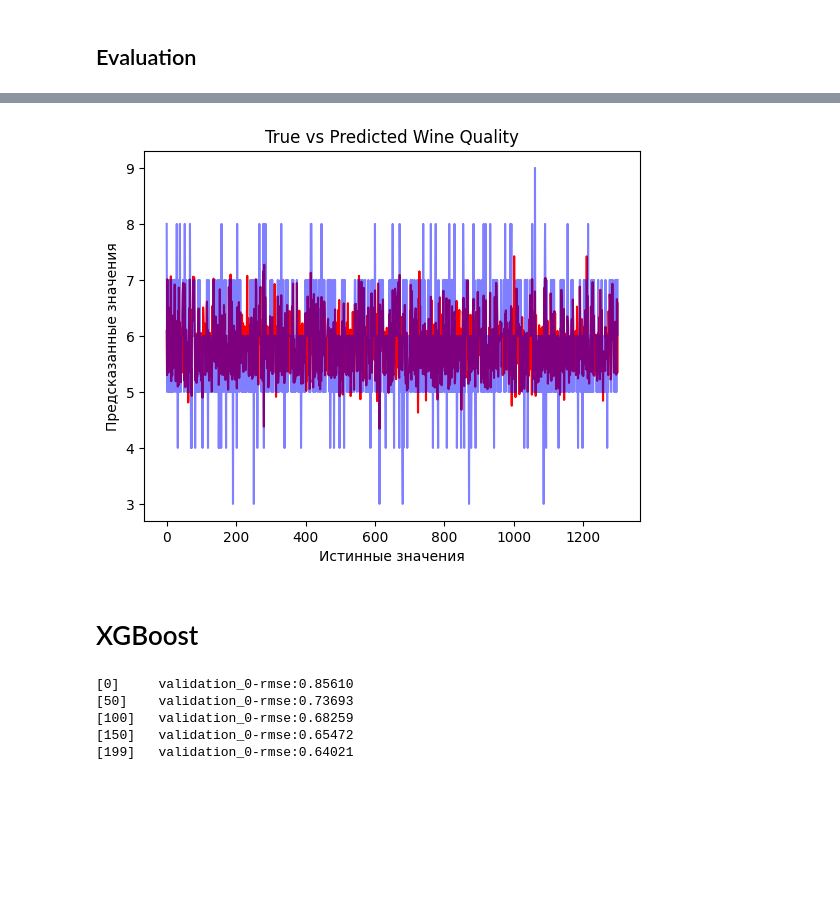
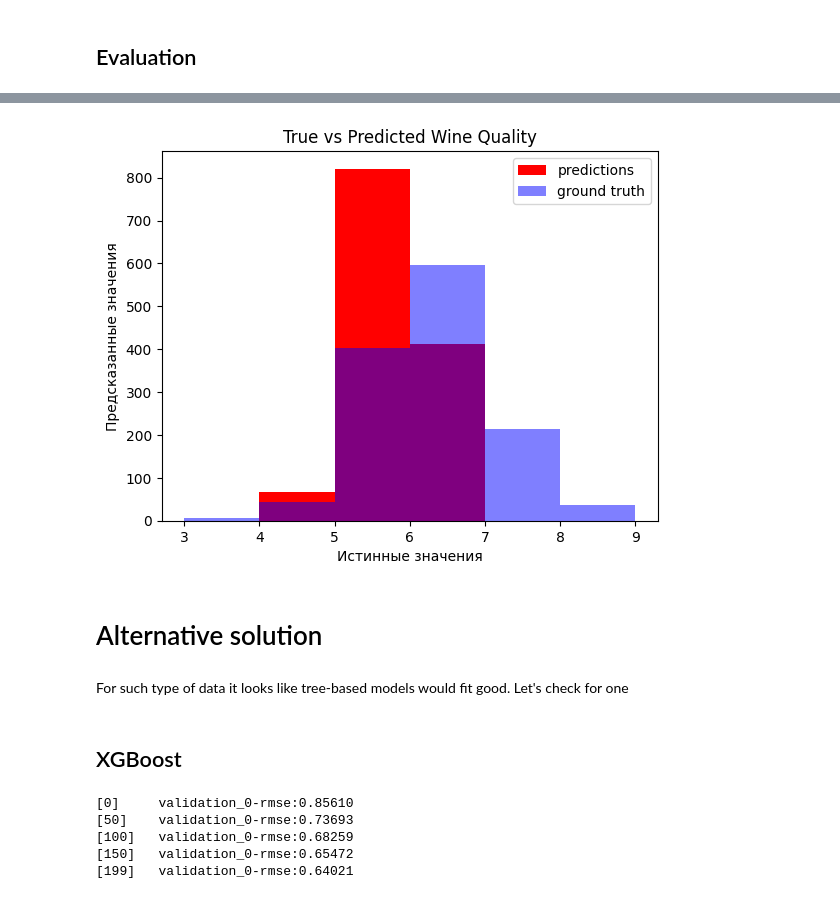
Before and after one commit to Conditus/Qwinety, a Jupyter notebook: Untitled.ipynb, the cells around one changed output, grey strips where cells are left out. Drawn from its saved outputs; the diff is of its cells as text; code cells hidden in the pictures; blank space fills up the shorter version.

```diff
--- a/Untitled.ipynb
+++ b/Untitled.ipynb
@@ -65,25 +104,28 @@ class WineQualityModel(nn.Module):
         #     # nn.Linear(4, 1)
         # )
 
-        self.network = nn.Sequential(
-            nn.Linear(input_dim, 64),
-            nn.ReLU(),
-            nn.Dropout(0.2),
-            nn.Linear(64, 64),
-            nn.ReLU(),
-            nn.Dropout(0.2),
-            nn.Linear(64, 1)
-        )
-
         # self.network = nn.Sequential(
-        #     nn.Linear(input_dim, 169),
+        #     nn.Linear(input_dim, 64),
         #     nn.ReLU(),
-        #     nn.Dropout(0.3),
-        #     nn.Linear(169, 64),
+        #     nn.Dropout(0.2),
+        #     nn.Linear(64, 64),
         #     nn.ReLU(),
         #     nn.Dropout(0.2),
         #     nn.Linear(64, 1)
         # )
+
+        self.network = nn.Sequential(
+            nn.Linear(input_dim, 169),
+            nn.ReLU(),
+            nn.Dropout(0.3),
+            nn.Linear(169, 169),
+            nn.ReLU(),
+            nn.Dropout(0.2),
+            nn.Linear(169, 32),
+            nn.ReLU(),
+            nn.Dropout(0.1),
+            nn.Linear(32, 1)
+        )
 
         # self.network = nn.Sequential(
         #     nn.Linear(input_dim, 64),
@@ -95,12 +137,14 @@ class WineQualityModel(nn.Module):
         #     nn.Linear(64, 32),
         #     nn.ReLU(),
         #     nn.Dropout(0.2),
-        #     nn.Linear(32, 8)
+        #     nn.Linear(32, 8),
         #     nn.ReLU(),
         #     nn.Dropout(0.2),
         #     nn.Linear(8, 1)
         # )
 
+        # check for the best
+
     def forward(self, x):
         return self.network(x)
 # %% [markdown]
@@ -131,7 +175,9 @@ train_loader = DataLoader(train_dataset, batch_size=64, shuffle=True)
 # %%
 model = WineQualityModel(X_train.shape[1]).to(device)
 criterion = nn.MSELoss()
-optimizer = optim.Adam(model.parameters(), lr=0.001)
+# criterion = nn.L1Loss()
+# optimizer = optim.Adam(model.parameters(), lr=0.001)
+optimizer = optim.SGD(model.parameters(), lr=0.001)
 
 epochs = 1000
 loss_history = []
@@ -186,17 +244,19 @@ plt.show()
 # %%
-# График: Истинные vs Предсказанные
-# plt.figure(figsize=(8,6))
-# plt.scatter(true_values, predictions, alpha=0.5)
-plt.plot(predictions, color='red')
-plt.plot(true_values, color='blue', alpha=0.5)
+plt.hist(predictions, color='red',  bins=[i for i in range(3,10)], label="predictions")
+plt.hist(true_values, color='blue', bins=[i for i in range(3,10)], label="ground truth", alpha=0.5)
 plt.xlabel('Истинные значения')
 plt.ylabel('Предсказанные значения')
 plt.title('True vs Predicted Wine Quality')
+plt.legend()
 plt.show()
 # %% [output]
-[figure, old version]
+[figure, new version]
 # %% [markdown]
-# XGBoost
+# Alternative solution
+# %% [markdown]
+For such type of data it looks like tree-based models would fit good. Let's check for one
+# %% [markdown]
+## XGBoost
 # %%
 from xgboost import XGBRegressor
 from sklearn.metrics import mean_absolute_error, r2_score
```
Also changed, not shown: parts of 12 cells of this notebook.
